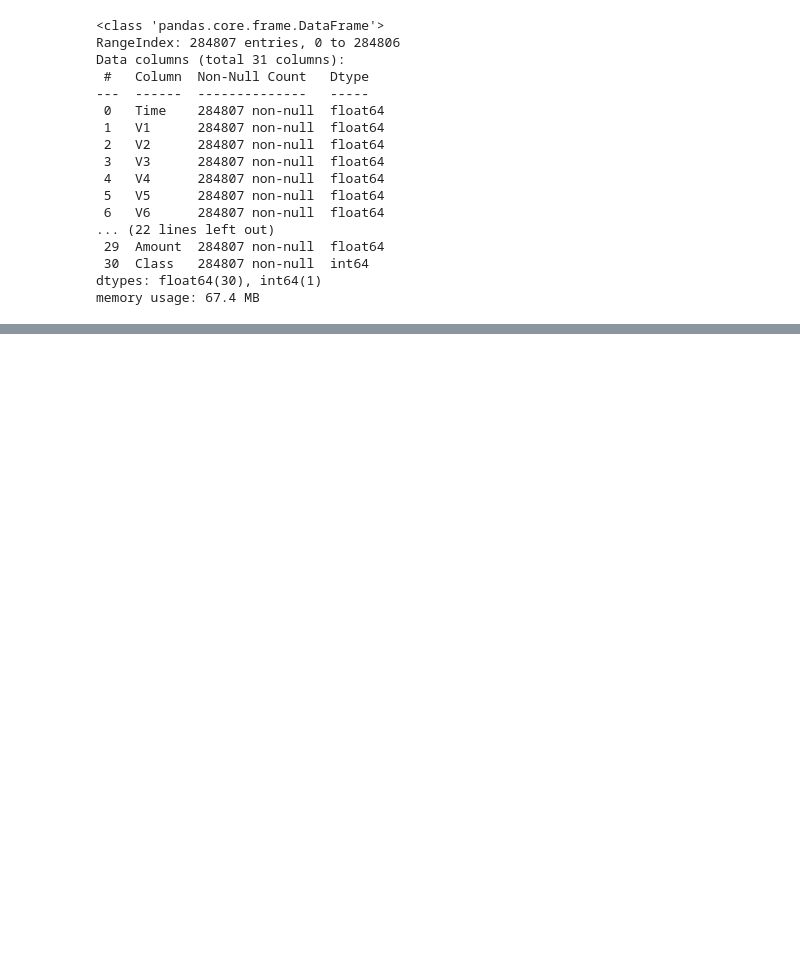
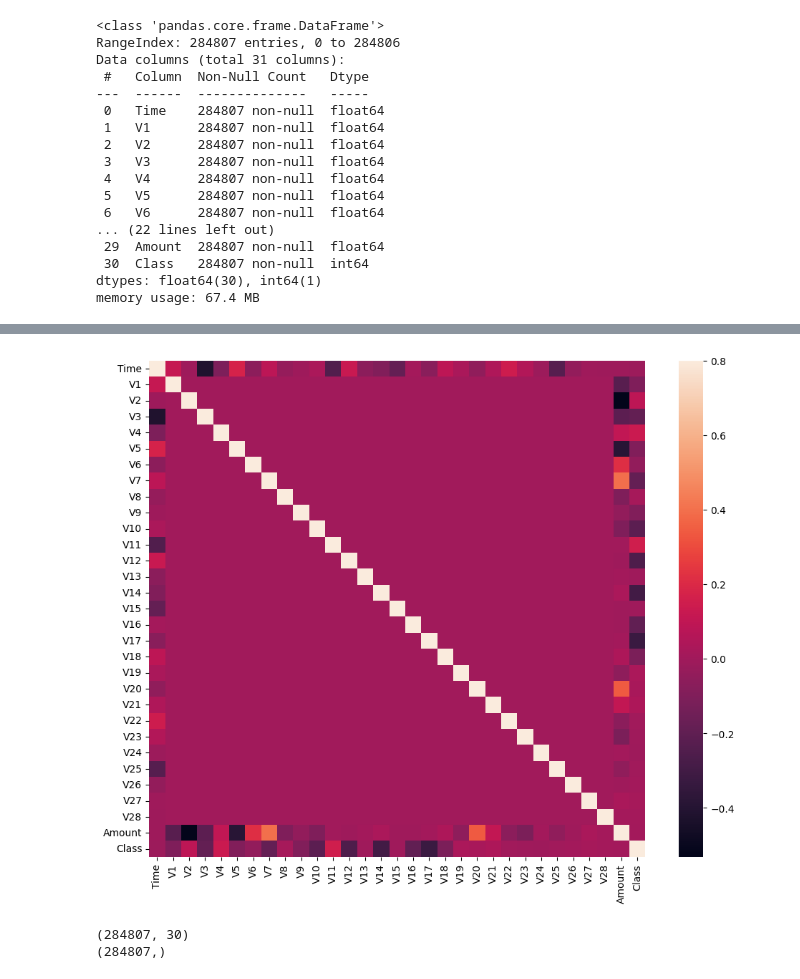
Before and after one commit to ifedolapomi/Fraud-Detection, a Jupyter notebook: credit Card FraudDetection.ipynb, the cells around one changed output, grey strips where cells are left out. Cells and saved outputs as stored; diff of their text form; code cells hidden in the pictures; blank space fills up the shorter version.

```diff
--- a/credit Card FraudDetection.ipynb
+++ b/credit Card FraudDetection.ipynb
@@ -67,0 +118,17 @@ memory usage: 67.4 MB
+# %%
+#correlation matrix
+corrmat=df.corr()
+fig=plt.figure(figsize=(12,9))
+sns.heatmap(corrmat,vmax=0.8,square=True)
+plt.show()
+# %% [output]
+[figure, added]
+# %%
+#seperate x and y value
+x=df.drop('Class',axis=1).values
+y=df['Class'].values
+print(x.shape)
+print(y.shape)
+# %% [output]
+(284807, 30)
+(284807,)
```
Also changed, not shown: parts of 11 cells of this notebook.
